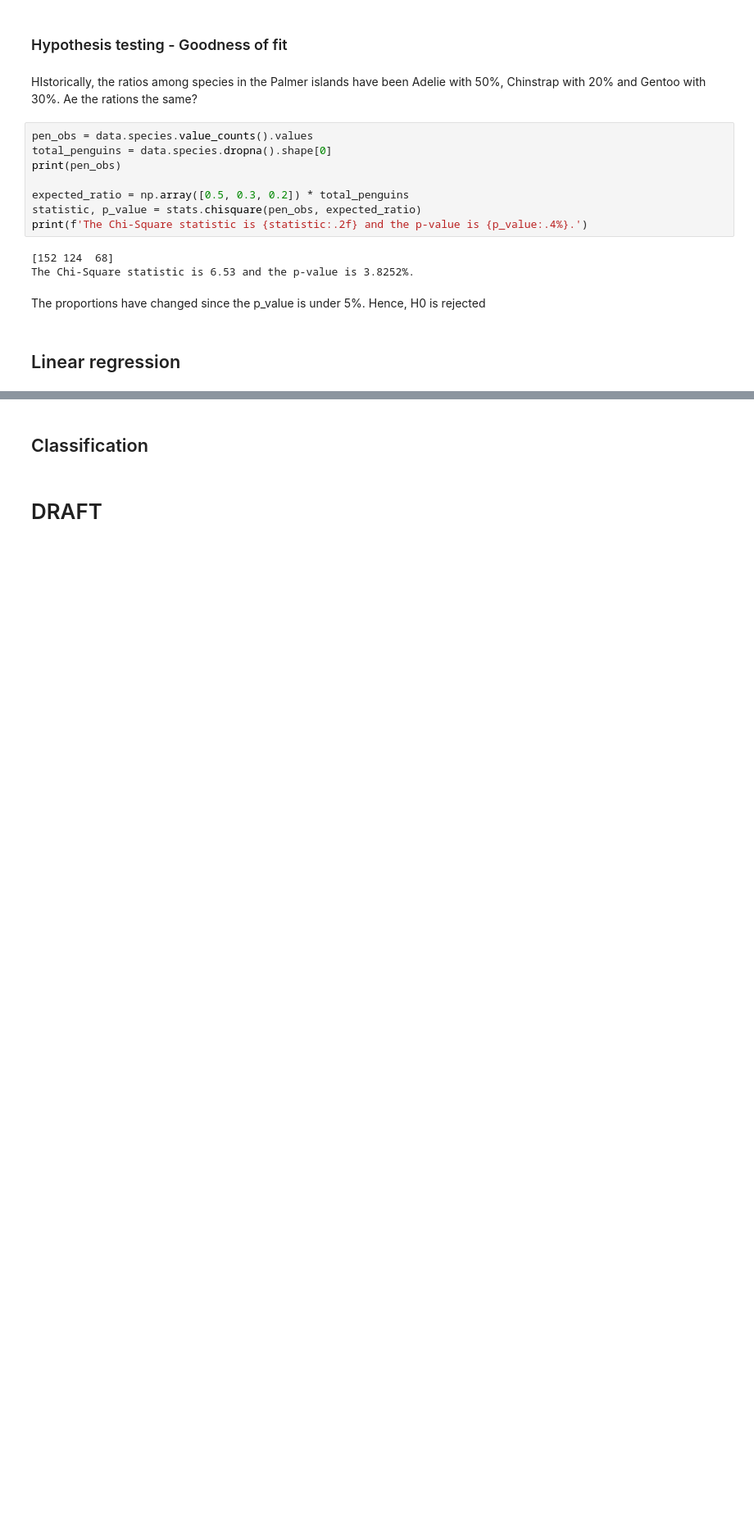
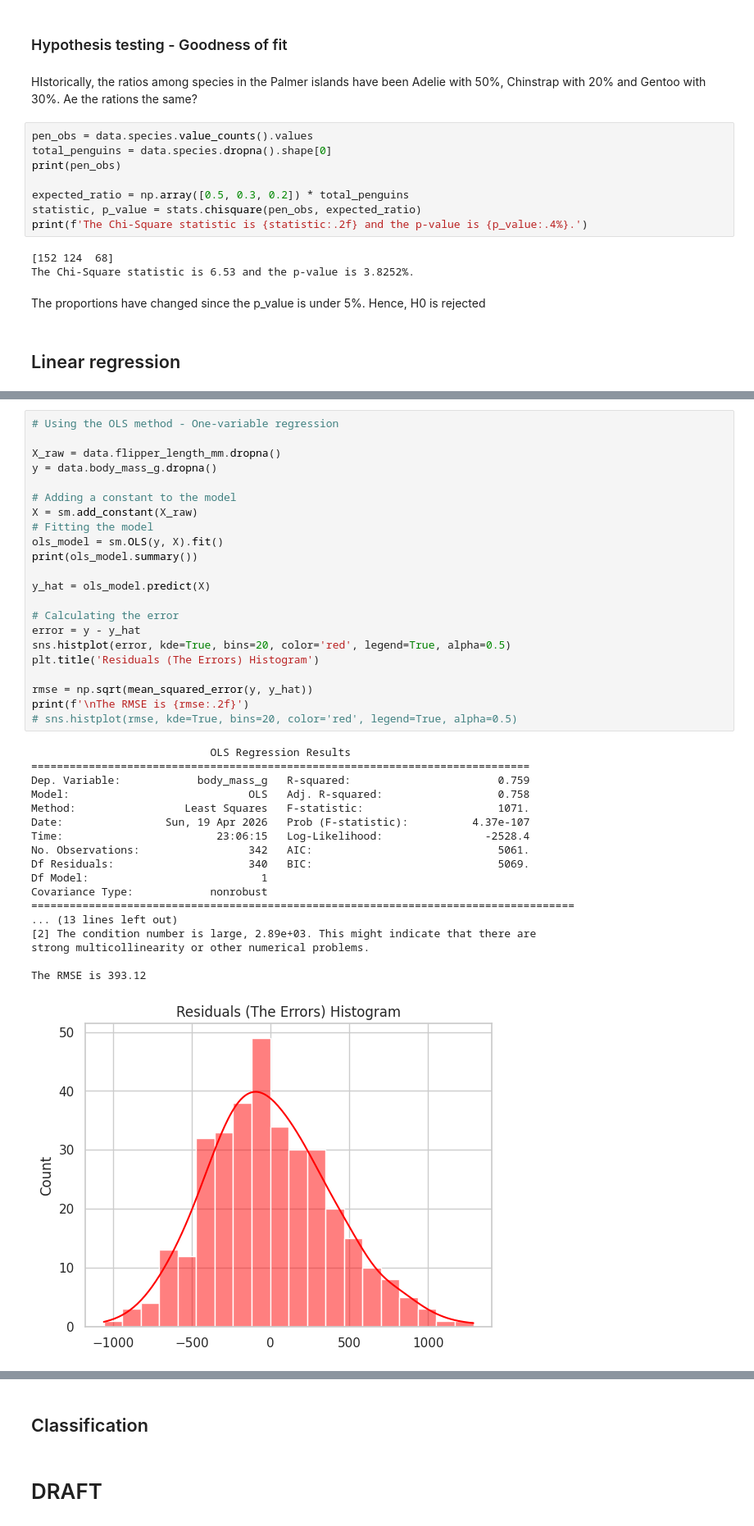
Before and after one commit to carlosjesuscaro/data_analysis_summary, a Jupyter notebook: main.ipynb, the cells around one changed output, grey strips where cells are left out. Shown at 82% size. Saved outputs shown, nothing was run; the diff lists cells and outputs as text; blank space fills up the shorter version.

```diff
--- a/main.ipynb
+++ b/main.ipynb
@@ -431,0 +444,41 @@ The proportions have changed since the p_value is under 5%. Hence, H0 is rejecte
+# %%
+# Using the OLS method - One-variable regression
+
+X_raw = data.flipper_length_mm.dropna()
+y = data.body_mass_g.dropna()
+
+# Adding a constant to the model
+X = sm.add_constant(X_raw)
+# Fitting the model
+ols_model = sm.OLS(y, X).fit()
+print(ols_model.summary())
+
+y_hat = ols_model.predict(X)
+
+# Calculating the error
+error = y - y_hat
+sns.histplot(error, kde=True, bins=20, color='red', legend=True, alpha=0.5)
+plt.title('Residuals (The Errors) Histogram')
+
+rmse = np.sqrt(mean_squared_error(y, y_hat))
+print(f'\nThe RMSE is {rmse:.2f}')
+# sns.histplot(rmse, kde=True, bins=20, color='red', legend=True, alpha=0.5)
+# %% [output]
+                            OLS Regression Results
+==============================================================================
+Dep. Variable:            body_mass_g   R-squared:                       0.759
+Model:                            OLS   Adj. R-squared:                  0.758
+Method:                 Least Squares   F-statistic:                     1071.
+Date:                Sun, 19 Apr 2026   Prob (F-statistic):          4.37e-107
+Time:                        23:06:15   Log-Likelihood:                -2528.4
+No. Observations:                 342   AIC:                             5061.
+Df Residuals:                     340   BIC:                             5069.
+Df Model:                           1
+Covariance Type:            nonrobust
+=====================================================================================
+... (13 lines left out)
+[2] The condition number is large, 2.89e+03. This might indicate that there are
+strong multicollinearity or other numerical problems.
+
+The RMSE is 393.12
+[figure, added]
```
Also changed, not shown: parts of 12 cells of this notebook.
